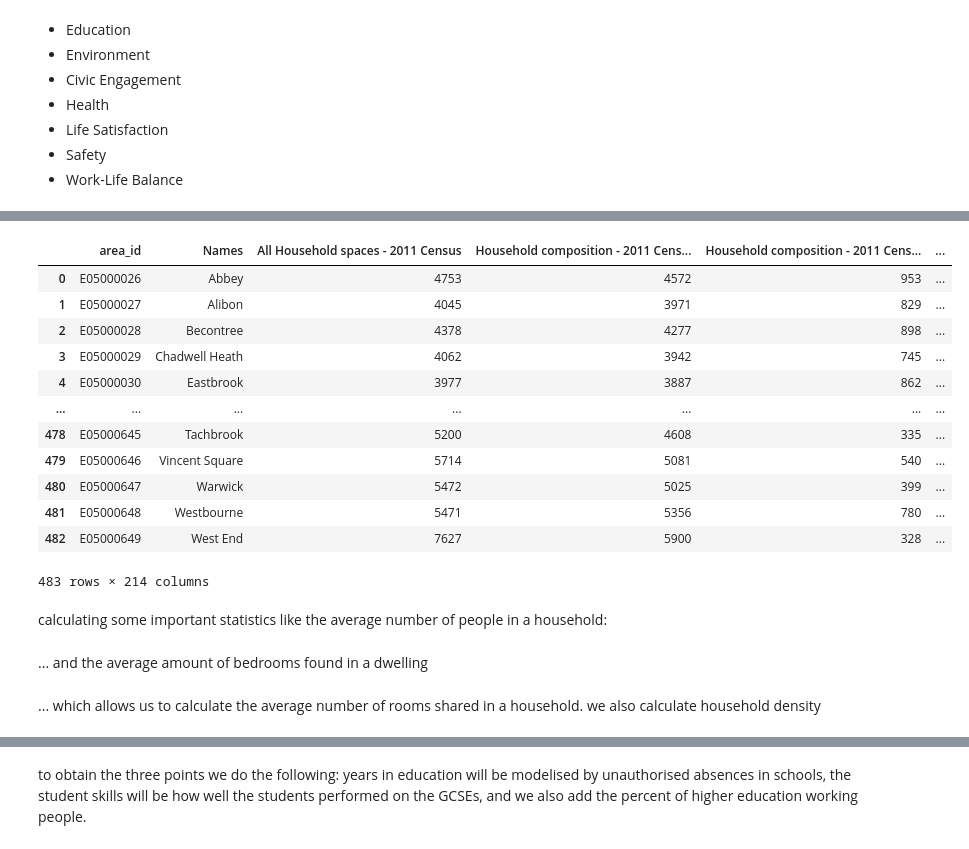
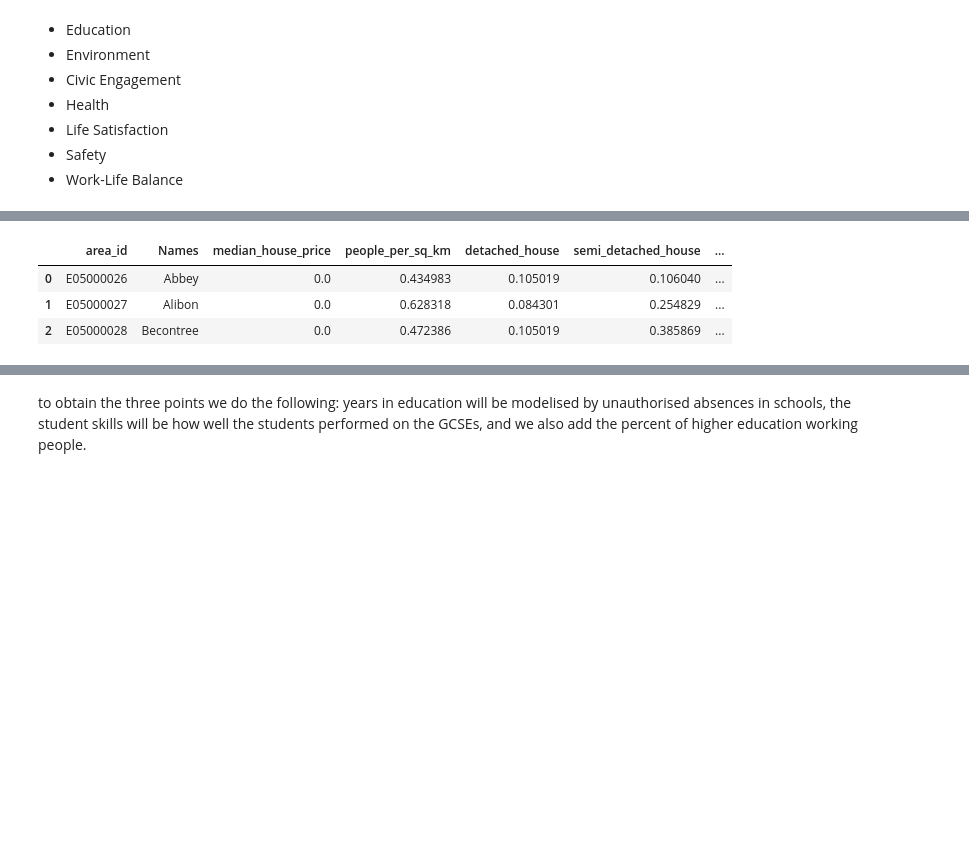
Before and after one commit to epfl-ada/ada-2020-project-milestone-p3-p3_datasurferz, a Jupyter notebook: p4.ipynb, the cells around one changed output, grey strips where cells are left out. Cells and saved outputs as stored; diff of their text form; code cells hidden in the pictures; blank space fills up the shorter version.

```diff
--- a/p4.ipynb
+++ b/p4.ipynb
@@ -51,40 +102,38 @@ To create our indicators we need our different categories. Let's go step by step
 # %%
 #we want to create a data set with only the latest data possible (since tesco is 2015) -- we use census data from 2011
-column_names = ["area_id","Names","All Household spaces - 2011 Census",
-                               "Household composition - 2011 Census All Households",
-                               "Household composition - 2011 Census Couple household with dependent children",
-                               "Household composition - 2011 Census Couple household without dependent children",
-                               "Household composition - 2011 Census Lone parent household",
-                               "Household composition - 2011 Census One person household",
-                               "Household composition - 2011 Census Other multi person household",
-                               "Accomodation Type - 2011 Census Whole house or bungalow: Detached",
-                               "Accomodation Type - 2011 Census Whole house or bungalow: Semi-detached",
-                               "Accomodation Type - 2011 Census Whole house or bungalow: Terraced",
-                               "Accomodation Type - 2011 Census Flat, maisonette or apartment"]
+column_names = ["area_id","Names",
+                "Median House Price 2014",
+                "Accomodation Type - 2011 Census Whole house or bungalow: Detached",
+                "Accomodation Type - 2011 Census Whole house or bungalow: Semi-detached",
+                "Accomodation Type - 2011 Census Whole house or bungalow: Terraced",
+                "Accomodation Type - 2011 Census Flat, maisonette or apartment"]
 housing = pd.DataFrame(data=ward_demographics,
                        columns=column_names)
 
-#get data from tesco for density and area sq km:
-column_names.append("population")
-column_names.append("area_sq_km")
-column_names.append("people_per_sq_km")
+housing.rename(columns={"Median House Price 2014":"median_house_price",
+                "Accomodation Type - 2011 Census Whole house or bungalow: Detached":"detached_house",
+                "Accomodation Type - 2011 Census Whole house or bungalow: Semi-detached":"semi_detached_house",
+                "Accomodation Type - 2011 Census Whole house or bungalow: Terraced":"terraced_house",
+                "Accomodation Type - 2011 Census Flat, maisonette or apartment":"apartment"}, inplace=True)
 # %%
 housing = housing.merge(ward_tesco, on='area_id', how='inner')
+# %%
+#keep only wanted rows
+column_names = ["area_id","Names","median_house_price","people_per_sq_km","detached_house","semi_detached_house",
+               "terraced_house","apartment"]
+housing = pd.DataFrame(data=housing, columns=column_names)
+# %%
+#normalize the data by rescaling
+housing = normalize(housing, 're_scale',remove_outliers = [True])
+# %%
+#we take the complement of certain values if a higher value indicates a negative influence.
+#i.e a higher value for an unemployment rate indicates a "bad" factor. By taking the complement,
+#we instead measure the employment rate
+housing["people_per_sq_km"]= 1-housing["people_per_sq_km"]
 # %%
-housing
+housing.head(3)
 # %% [output]
-|  | area_id | Names | All Household spaces - 2011 Census | Household composition - 2011 Cens... | Household composition - 2011 Cens... | ... |
-| 0 | E05000026 | Abbey | 4753 | 4572 | 953 | ... |
-| 1 | E05000027 | Alibon | 4045 | 3971 | 829 | ... |
-| 2 | E05000028 | Becontree | 4378 | 4277 | 898 | ... |
-| 3 | E05000029 | Chadwell Heath | 4062 | 3942 | 745 | ... |
-| 4 | E05000030 | Eastbrook | 3977 | 3887 | 862 | ... |
-| ... | ... | ... | ... | ... | ... | ... |
-| 478 | E05000645 | Tachbrook | 5200 | 4608 | 335 | ... |
-| 479 | E05000646 | Vincent Square | 5714 | 5081 | 540 | ... |
-| 480 | E05000647 | Warwick | 5472 | 5025 | 399 | ... |
-| 481 | E05000648 | Westbourne | 5471 | 5356 | 780 | ... |
-| 482 | E05000649 | West End | 7627 | 5900 | 328 | ... |
+|  | area_id | Names | median_house_price | people_per_sq_km | detached_house | semi_detached_house | ... |
+| 0 | E05000026 | Abbey | 0.0 | 0.434983 | 0.105019 | 0.106040 | ... |
+| 1 | E05000027 | Alibon | 0.0 | 0.628318 | 0.084301 | 0.254829 | ... |
+| 2 | E05000028 | Becontree | 0.0 | 0.472386 | 0.105019 | 0.385869 | ... |
-483 rows × 214 columns
-# %% [markdown]
-calculating some important statistics like the average number of people in a household:
@@ -102,2 +139,0 @@ housing = housing.assign(avg_people_per_household= ((housing[household_type[1]]*
-# %% [markdown]
-... and the average amount of bedrooms found in a dwelling
@@ -112,2 +139,0 @@ housing = housing.assign(avg_rooms_per_household = rooms_temp["avg_rooms"])
-# %% [markdown]
-... which allows us to calculate the average number of rooms shared in a household. we also calculate household density
```
Also changed, not shown: parts of 82 cells of this notebook.
